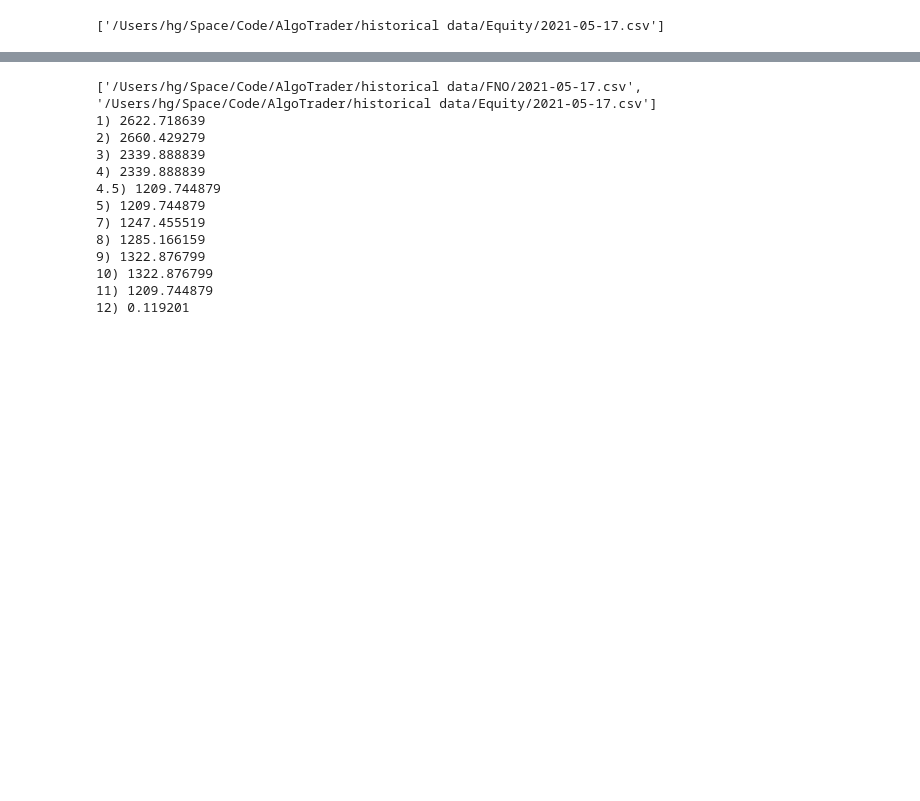
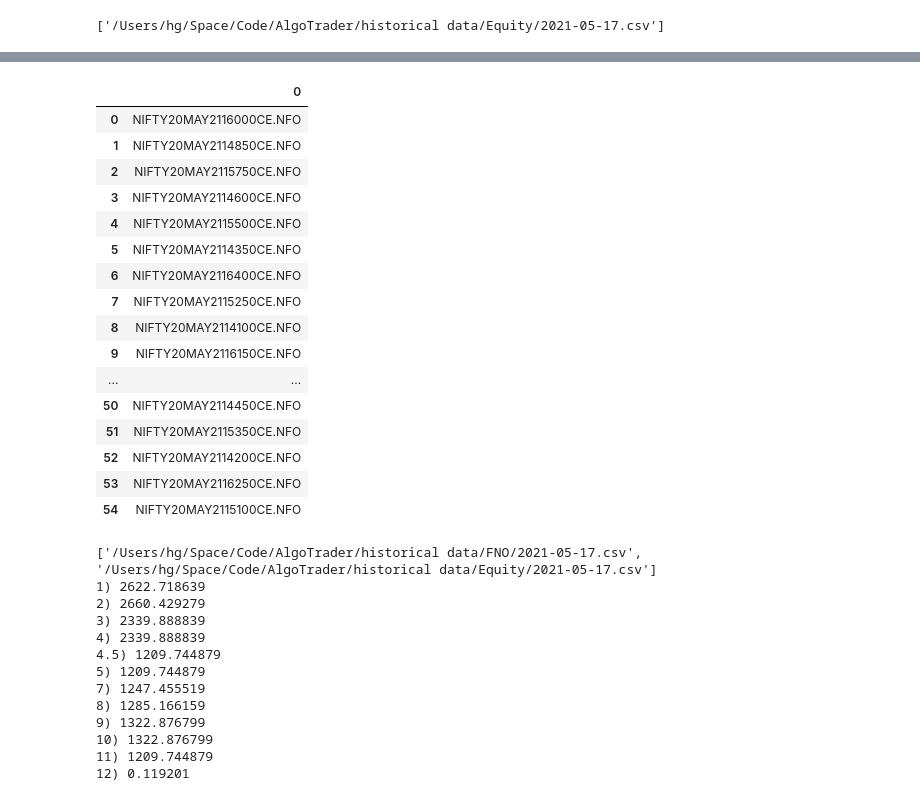
Before and after one commit to hiteshgulati/Algo-Trader, a Jupyter notebook: play.ipynb, the cells around one changed output, grey strips where cells are left out. Drawn from its saved outputs; the diff is of its cells as text; code cells hidden in the pictures; blank space fills up the shorter version.

```diff
--- a/play.ipynb
+++ b/play.ipynb
@@ -49,3 +55,23 @@ print(b-a)
+# %%
+pd.DataFrame({'ticker':e})
+# %% [output]
+|  | 0 |
+| 0 | NIFTY20MAY2116000CE.NFO |
+| 1 | NIFTY20MAY2114850CE.NFO |
+| 2 | NIFTY20MAY2115750CE.NFO |
+| 3 | NIFTY20MAY2114600CE.NFO |
+| 4 | NIFTY20MAY2115500CE.NFO |
+| 5 | NIFTY20MAY2114350CE.NFO |
+| 6 | NIFTY20MAY2116400CE.NFO |
+| 7 | NIFTY20MAY2115250CE.NFO |
+| 8 | NIFTY20MAY2114100CE.NFO |
+| 9 | NIFTY20MAY2116150CE.NFO |
+| ... | ... |
+| 50 | NIFTY20MAY2114450CE.NFO |
+| 51 | NIFTY20MAY2115350CE.NFO |
+| 52 | NIFTY20MAY2114200CE.NFO |
+| 53 | NIFTY20MAY2116250CE.NFO |
+| 54 | NIFTY20MAY2115100CE.NFO |
 # %%
 # Prepare Exchange Books
 current_datetime = dt(2021,5,17,9,30,0)
```
Also changed, not shown: parts of 2 cells of this notebook, 8 other files.
